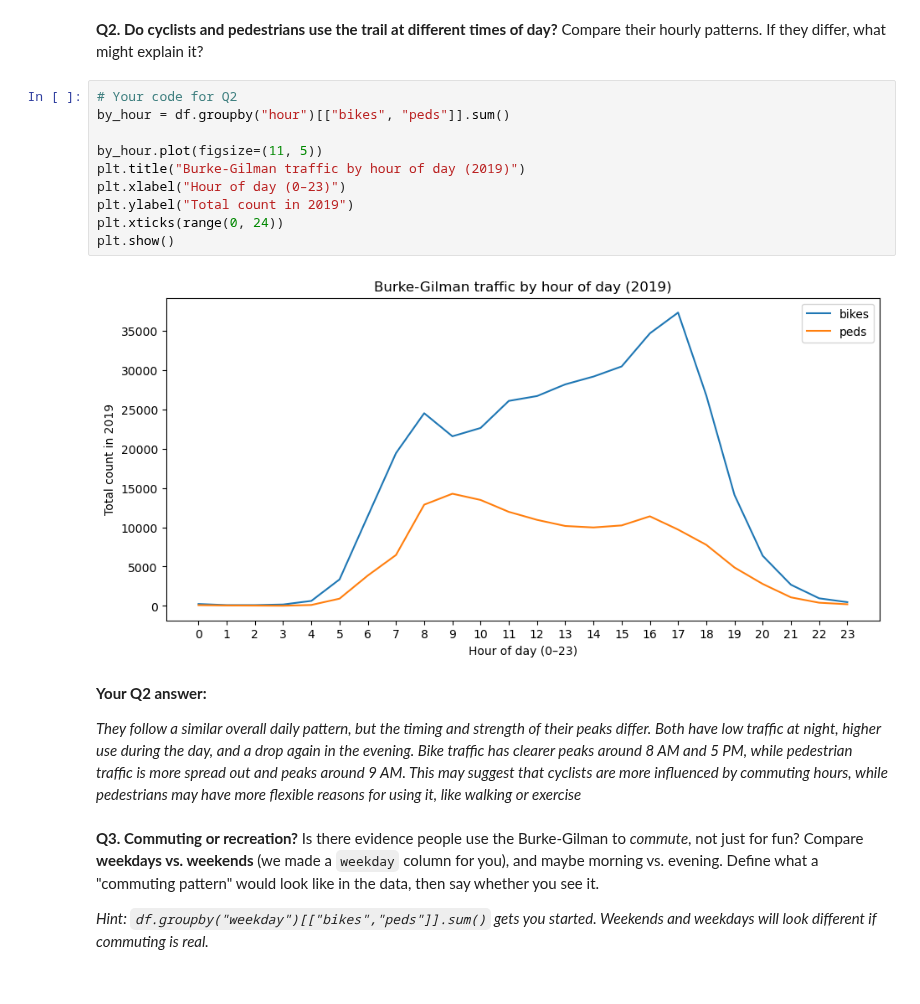
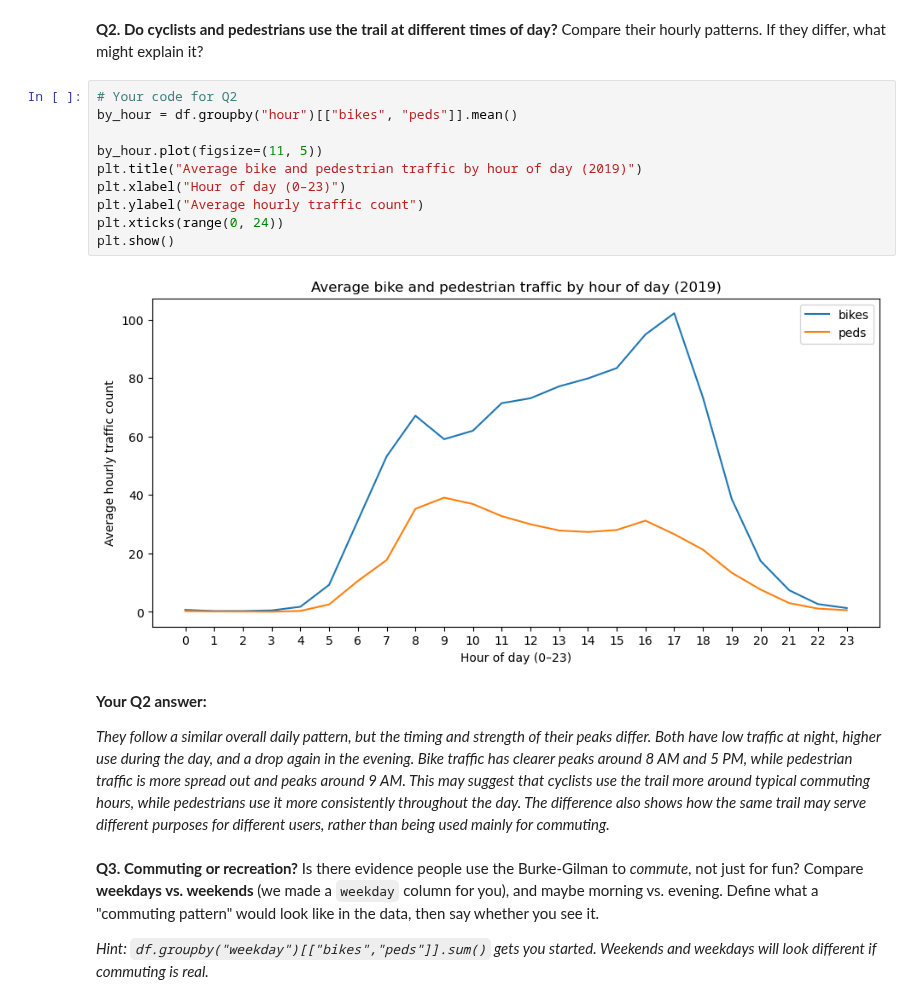
Before and after one commit to ywang254-a11y/hcde-410, a Jupyter notebook: A1/A1.ipynb, the cells around one changed output. Saved outputs shown, nothing was run; the diff lists cells and outputs as text.

```diff
--- a/A1/A1.ipynb
+++ b/A1/A1.ipynb
@@ -188,20 +188,20 @@ plt.show()
 Compare their hourly patterns. If they differ, what might explain it?
 # %%
 # Your code for Q2
-by_hour = df.groupby("hour")[["bikes", "peds"]].sum()
+by_hour = df.groupby("hour")[["bikes", "peds"]].mean()
 
 by_hour.plot(figsize=(11, 5))
-plt.title("Burke-Gilman traffic by hour of day (2019)")
+plt.title("Average bike and pedestrian traffic by hour of day (2019)")
 plt.xlabel("Hour of day (0–23)")
-plt.ylabel("Total count in 2019")
+plt.ylabel("Average hourly traffic count")
 plt.xticks(range(0, 24))
 plt.show()
 # %% [output]
-[figure, old version]
+[figure, new version]
 # %% [markdown]
 **Your Q2 answer:**
 
-*They follow a similar overall daily pattern, but the timing and strength of their peaks differ. Both have low traffic at night, higher use during the day, and a drop again in the evening. Bike traffic has clearer peaks around 8 AM and 5 PM, while pedestrian traffic is more spread out and peaks around 9 AM. This may suggest that cyclists are more influenced by commuting hours, while pedestrians may have more flexible reasons for using it, like walking or exercise*
+*They follow a similar overall daily pattern, but the timing and strength of their peaks differ. Both have low traffic at night, higher use during the day, and a drop again in the evening. Bike traffic has clearer peaks around 8 AM and 5 PM, while pedestrian traffic is more spread out and peaks around 9 AM. This may suggest that cyclists use the trail more around typical commuting hours, while pedestrians use it more consistently throughout the day. The difference also shows how the same trail may serve different purposes for different users, rather than being used mainly for commuting.*
 # %% [markdown]
 **Q3. Commuting or recreation?**
 Is there evidence people use the Burke-Gilman to *commute*, not just for fun? Compare **weekdays vs. weekends** (we made a `weekday` column for you), and maybe morning vs. evening. Define what a "commuting pattern" would look like in the data, then say whether you see it.
```
Also changed, not shown: parts of 1 cell of this notebook.
